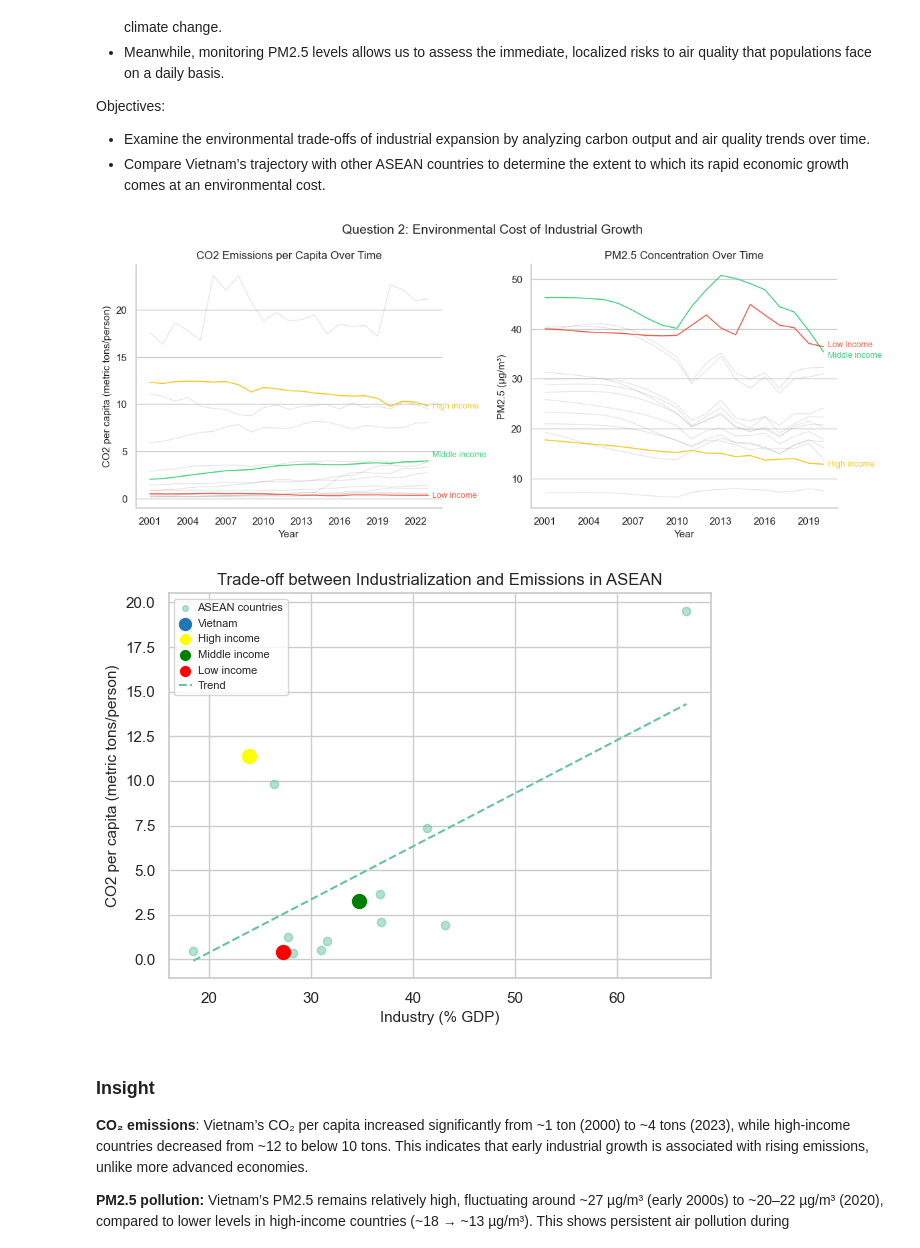
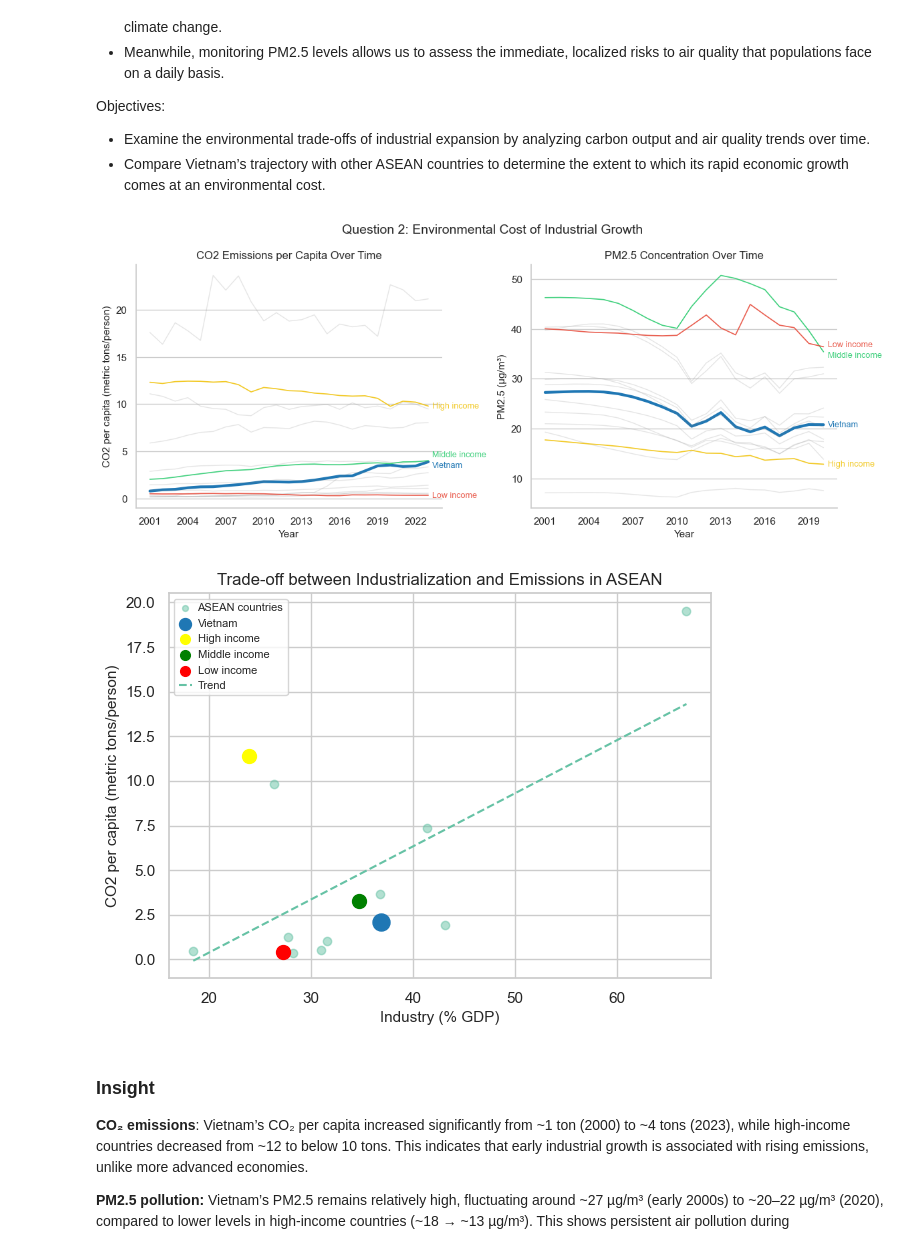
Before and after one commit to thloc1212/DV_LAB2, a Jupyter notebook: merged/merge.ipynb, the cells around one changed output. Cells and saved outputs as stored; diff of their text form; code cells hidden in the pictures.

```diff
--- a/merged/merge.ipynb
+++ b/merged/merge.ipynb
@@ -539,7 +539,7 @@ Objectives:
 # %%
 fig, axes = plt.subplots(1, 2, figsize=(12, 5))
 
-vn = df_asean_industry[df_asean_industry["Country"] == "Vietnam"]
+vn = df_asean_industry[df_asean_industry["Country"] == "Viet Nam"]
 x_last = vn["Year"].max()
 
 title_map = {
@@ -587,7 +587,7 @@ for i, metric in enumerate(["CO2 per capita", "PM2.5"]):
             linewidth = 1.2
             alpha = 0.9
             label = country
-        elif country == "Vietnam":
+        elif country == "Viet Nam":
             color = palette_countries.get(country_key, "black")
             linewidth = 3
             alpha = 1.0
@@ -640,7 +640,7 @@ plt.scatter(
 )
 
 # Highlight groups
-vn = df_avg[df_avg["Country"] == "Vietnam"]
+vn = df_avg[df_avg["Country"] == "Viet Nam"]
 hi = df_avg[df_avg["Country"] == "High income"]
 mi = df_avg[df_avg["Country"] == "Middle income"]
 lo = df_avg[df_avg["Country"] == "Low income"]
@@ -675,35 +675,35 @@ plt.scatter(
     s=100,
     color="red",
     label="Low income"
 )
 
 # Trend line
 x = df_avg["Industry (% GDP)"]
 y = df_avg["CO2 per capita"]
 
 coef = np.polyfit(x, y, 1)
 trend = np.poly1d(coef)
 
 x_line = np.linspace(x.min(), x.max(), 100)
 plt.plot(x_line, trend(x_line), linestyle="--", label="Trend")
 
 plt.xlabel("Industry (% GDP)")
 plt.ylabel("CO2 per capita (metric tons/person)")
 plt.title("Trade-off between Industrialization and Emissions in ASEAN")
 
 plt.legend(
     fontsize=8,
     markerscale=0.7,
     handlelength=1.2,
     handletextpad=0.5,
     borderpad=0.4,
     labelspacing=0.5
 )
 
 plt.show()
 # %% [output]
-[figure, old version]
+[figure, new version]
-[figure, old version]
+[figure, new version]
 # %% [markdown]
 ### **Insight**
 **CO₂ emissions**:
```
Also changed, not shown: parts of 9 cells of this notebook.
